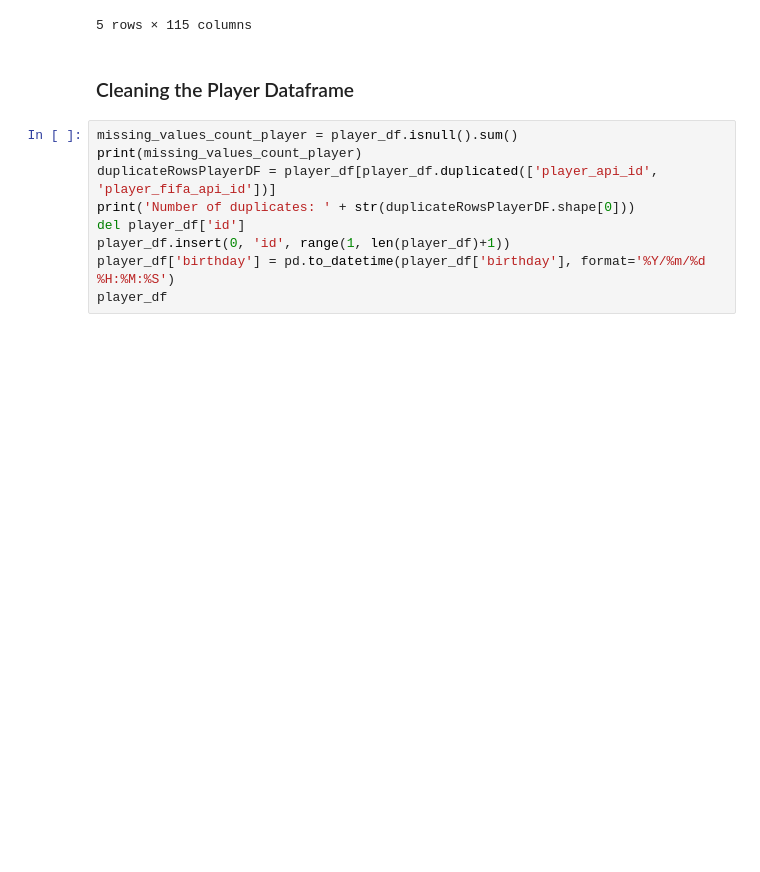
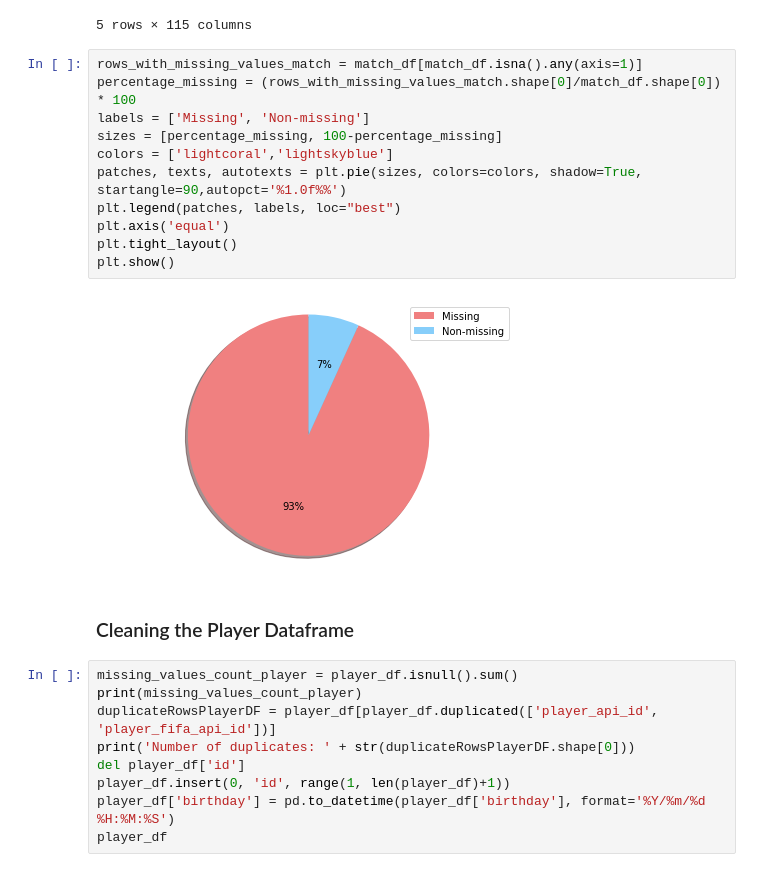
Before and after one commit to AmgadAshraf/EuropeanSoccer, a Jupyter notebook: ProjectNotebook.ipynb, the cells around one changed output. Cells and saved outputs as stored; diff of their text form; blank space fills up the shorter version.

```diff
--- a/ProjectNotebook.ipynb
+++ b/ProjectNotebook.ipynb
@@ -122,6 +137,19 @@ match_df.head()
 | 3 | 4 | Belgium | Belgium Jupiler League | 2008/2009 | 1 | 2008-08-17 | 492476 | 9991 | ... |
 | 4 | 5 | Belgium | Belgium Jupiler League | 2008/2009 | 1 | 2008-08-16 | 492477 | 7947 | ... |
 5 rows × 115 columns
+# %%
+rows_with_missing_values_match = match_df[match_df.isna().any(axis=1)]
+percentage_missing = (rows_with_missing_values_match.shape[0]/match_df.shape[0]) * 100
+labels = ['Missing', 'Non-missing']
+sizes = [percentage_missing, 100-percentage_missing]
+colors = ['lightcoral','lightskyblue']
+patches, texts, autotexts = plt.pie(sizes, colors=colors, shadow=True, startangle=90,autopct='%1.0f%%')
+plt.legend(patches, labels, loc="best")
+plt.axis('equal')
+plt.tight_layout()
+plt.show()
+# %% [output]
+[figure, added]
 # %% [markdown]
 ### Cleaning the Player Dataframe
 # %%
```
Also changed, not shown: parts of 7 cells of this notebook.
